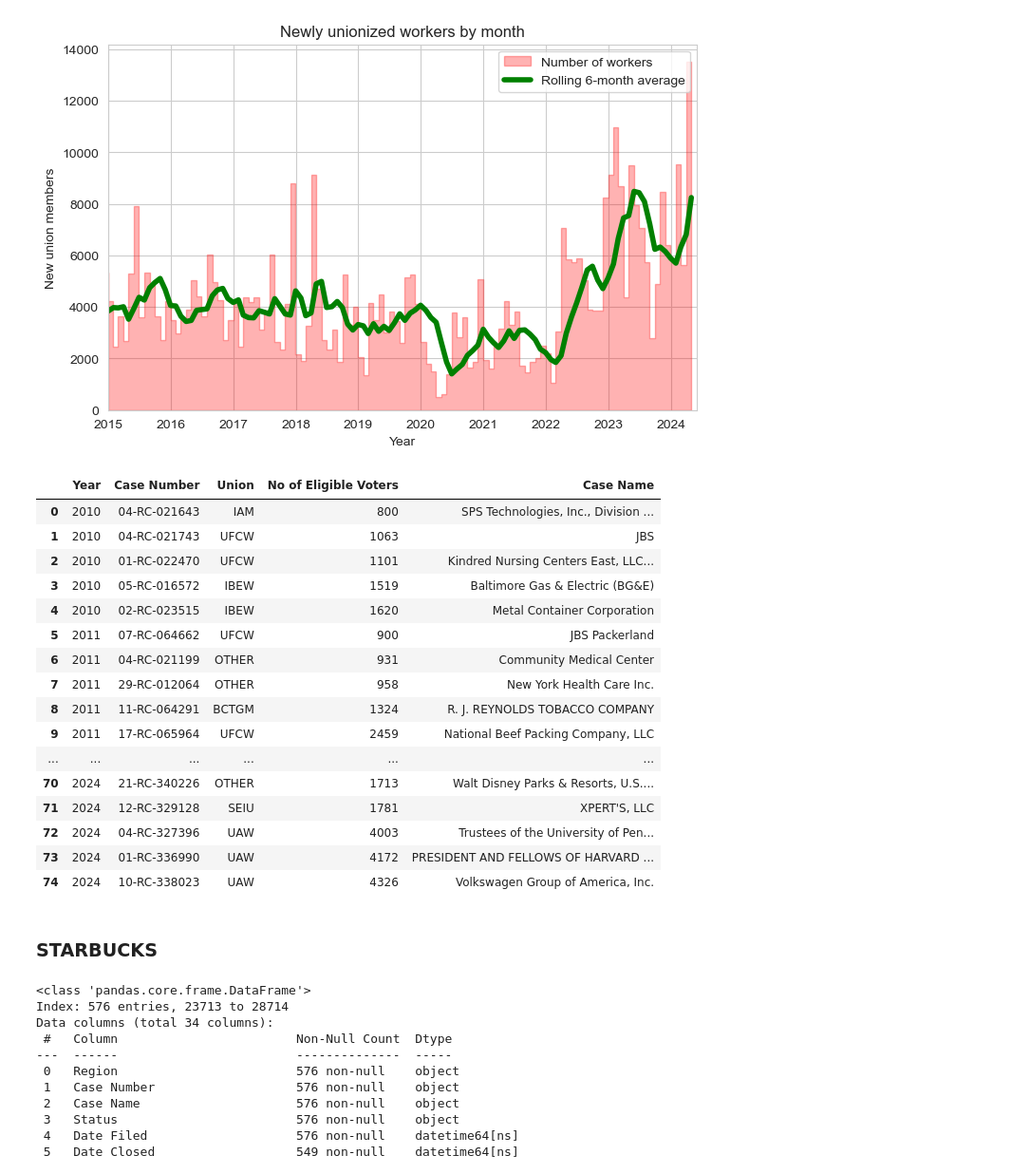
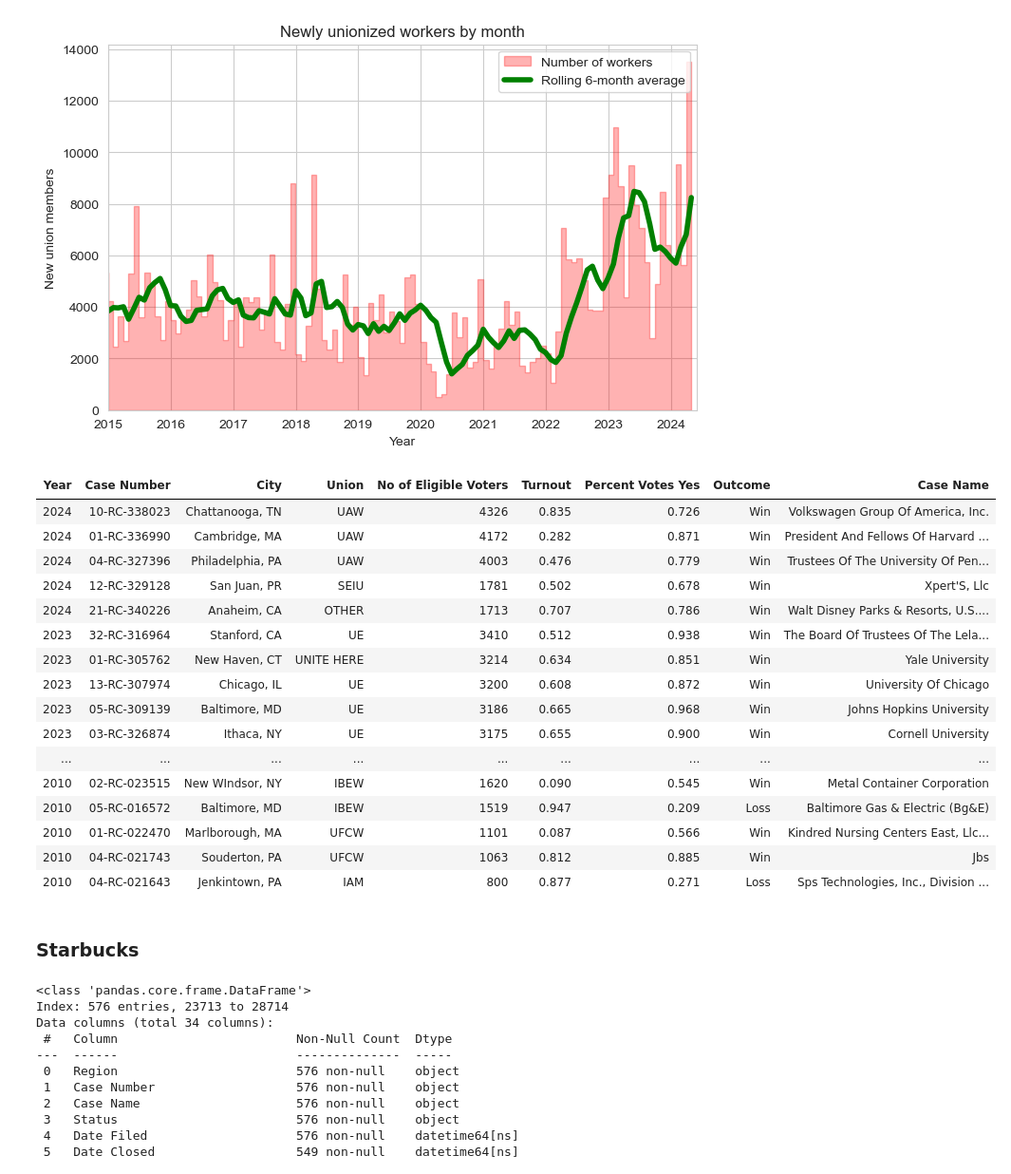
Before and after one commit to AmziJeffs/LaborData, a Jupyter notebook: ElectionsAnalysis.ipynb, the cells around one changed output. Shown at 95% size. Cells and saved outputs as stored; diff of their text form; code cells hidden in the pictures.

```diff
--- a/ElectionsAnalysis.ipynb
+++ b/ElectionsAnalysis.ipynb
@@ -5,3 +5,4 @@ import matplotlib.pyplot as plt
 import seaborn as sns
 sns.set_style("whitegrid")
 pd.set_option('display.max_rows', 1000)
+pd.options.display.float_format = "{:.3f}".format # Only display up to three decimal places
@@ -48,16 +49,21 @@ single_elections = single_elections[single_elections['Petition Type'] == 'RC']
 # %%
 # Set date closed as the index
 single_elections.index = single_elections['Date Closed']
-# %%
-# Make it easier to read the win/loss outcome of the election
-def get_outcome(reason):
-    if reason == "Certific. of Representative":
-        return "Win"
-    elif reason == "Certification of Results":
-        return "Loss"
-    else:
-        return ""
-single_elections['Outcome'] = single_elections['Reason Closed'].apply(get_outcome)
+# %%
+# Compute the percent yes vote in each election.
+# Note that we could divide by the column 'Total Ballots Counted' but there are some cases where
+# this seems to be erroneously equal to zero, e.g. 01-RC-270539.
+single_elections['Percent Votes Yes'] =  single_elections['Votes for Labor Union1'] / (single_elections[['Votes for Labor Union1', 'Votes Against', 'Challenged Ballots']].sum(axis = 1))
+# Only display three decimal places
+single_elections['Percent Votes Yes'] = single_elections['Percent Votes Yes'].round(3)
+# %%
+# Make it easier to read the win/loss outcome of the election
+def get_outcome(row):
+    if row['Percent Votes Yes'] > 0.5 or row['Reason Closed'] == "Certific. of Representative":
+        return "Win"
+    else:
+        return "Loss"
+single_elections['Outcome'] = single_elections.apply(get_outcome, axis = 1)
 # %%
 # Make a column that counts the number of new union members in successful union votes
 single_elections['Number Unionized'] = single_elections['No of Eligible Voters']*single_elections['Outcome'].apply(lambda x: 1 if x == "Win" else 0)
@@ -91,36 +99,46 @@ plt.show()
 # %% [output]
 [figure]
 # %%
+# Compute and display the five largest elections each year
+# IMPORTANT: This data should include the ALU win in Staten Island (29-RC-288020)
+# but it doesn't because this case is still listed as "open" in the NLRB database,
+# due to Amazon contesting it.
 five_biggest_by_year = single_elections.drop_duplicates(subset = 'Case Number').sort_values(by = "No of Eligible Voters",ascending = False)
 five_biggest_by_year = five_biggest_by_year.groupby(by = five_biggest_by_year['Date Closed'].dt.year).head(5)
 five_biggest_by_year['Year'] = five_biggest_by_year['Date Closed'].dt.year
-five_biggest_by_year = five_biggest_by_year.sort_values(by = ['Year','No of Eligible Voters'])
+five_biggest_by_year = five_biggest_by_year.sort_values(by = ['Year','No of Eligible Voters'], ascending = False)
 filt = five_biggest_by_year['Year'] >= 2010
-five_biggest_by_year = five_biggest_by_year[filt][['Year', 'Case Number', 'Union', 'No of Eligible Voters', 'Case Name']]
+five_biggest_by_year = five_biggest_by_year[filt][['Year', 'Case Number', 'City', 'States & Territories', 'Union', 'No of Eligible Voters', 'Turnout', 'Percent Votes Yes', 'Outcome', 'Case Name']]
+five_biggest_by_year['City']  = (five_biggest_by_year['City'] + ", " + five_biggest_by_year['States & Territories'])
+five_biggest_by_year.drop(columns = ['States & Territories'], inplace = True)
 five_biggest_by_year["No of Eligible Voters"] = five_biggest_by_year["No of Eligible Voters"].astype(int)
 five_biggest_by_year = five_biggest_by_year.reset_index()
+# Set styling to highlight alternating years and left-align the text and column headers
 five_biggest_by_year = five_biggest_by_year.style.apply(lambda x: len(five_biggest_by_year.columns)*['background-color:#DDDDDD' if x['Year']%2 == 0 else 'background-color:white'], axis = 1)
-five_biggest_by_year.hide(["Date Closed"], axis = 1)
+five_biggest_by_year = five_biggest_by_year.hide(["Date Closed"], axis = 1).hide(axis = 'index')
+five_biggest_by_year = five_biggest_by_year.set_properties(**{'text-align': 'left'})
+five_biggest_by_year = five_biggest_by_year.set_table_styles([dict(selector='th', props=[('text-align', 'left')])])
+five_biggest_by_year.format(precision=3)
 # %% [output]
-|  | Year | Case Number | Union | No of Eligible Voters | Case Name |
-| 0 | 2010 | 04-RC-021643 | IAM | 800 | SPS Technologies, Inc., Division ... |
-| 1 | 2010 | 04-RC-021743 | UFCW | 1063 | JBS |
-| 2 | 2010 | 01-RC-022470 | UFCW | 1101 | Kindred Nursing Centers East, LLC... |
-| 3 | 2010 | 05-RC-016572 | IBEW | 1519 | Baltimore Gas & Electric (BG&E) |
-| 4 | 2010 | 02-RC-023515 | IBEW | 1620 | Metal Container Corporation |
-| 5 | 2011 | 07-RC-064662 | UFCW | 900 | JBS Packerland |
-| 6 | 2011 | 04-RC-021199 | OTHER | 931 | Community Medical Center |
-| 7 | 2011 | 29-RC-012064 | OTHER | 958 | New York Health Care Inc. |
-| 8 | 2011 | 11-RC-064291 | BCTGM | 1324 | R. J. REYNOLDS TOBACCO COMPANY |
-| 9 | 2011 | 17-RC-065964 | UFCW | 2459 | National Beef Packing Company, LLC |
-| ... | ... | ... | ... | ... | ... |
-| 70 | 2024 | 21-RC-340226 | OTHER | 1713 | Walt Disney Parks & Resorts, U.S.... |
-| 71 | 2024 | 12-RC-329128 | SEIU | 1781 | XPERT'S, LLC |
-| 72 | 2024 | 04-RC-327396 | UAW | 4003 | Trustees of the University of Pen... |
-| 73 | 2024 | 01-RC-336990 | UAW | 4172 | PRESIDENT AND FELLOWS OF HARVARD ... |
-| 74 | 2024 | 10-RC-338023 | UAW | 4326 | Volkswagen Group of America, Inc. |
+| Year | Case Number | City | Union | No of Eligible Voters | Turnout | Percent Votes Yes | Outcome | Case Name |
+| 2024 | 10-RC-338023 | Chattanooga, TN | UAW | 4326 | 0.835 | 0.726 | Win | Volkswagen Group Of America, Inc. |
+| 2024 | 01-RC-336990 | Cambridge, MA | UAW | 4172 | 0.282 | 0.871 | Win | President And Fellows Of Harvard ... |
+| 2024 | 04-RC-327396 | Philadelphia, PA | UAW | 4003 | 0.476 | 0.779 | Win | Trustees Of The University Of Pen... |
+| 2024 | 12-RC-329128 | San Juan, PR | SEIU | 1781 | 0.502 | 0.678 | Win | Xpert'S, Llc |
+| 2024 | 21-RC-340226 | Anaheim, CA | OTHER | 1713 | 0.707 | 0.786 | Win | Walt Disney Parks & Resorts, U.S.... |
+| 2023 | 32-RC-316964 | Stanford, CA | UE | 3410 | 0.512 | 0.938 | Win | The Board Of Trustees Of The Lela... |
+| 2023 | 01-RC-305762 | New Haven, CT | UNITE HERE | 3214 | 0.634 | 0.851 | Win | Yale University |
+| 2023 | 13-RC-307974 | Chicago, IL | UE | 3200 | 0.608 | 0.872 | Win | University Of Chicago |
+| 2023 | 05-RC-309139 | Baltimore, MD | UE | 3186 | 0.665 | 0.968 | Win | Johns Hopkins University |
+| 2023 | 03-RC-326874 | Ithaca, NY | UE | 3175 | 0.655 | 0.900 | Win | Cornell University |
+| ... | ... | ... | ... | ... | ... | ... | ... | ... |
+| 2010 | 02-RC-023515 | New WIndsor, NY | IBEW | 1620 | 0.090 | 0.545 | Win | Metal Container Corporation |
+| 2010 | 05-RC-016572 | Baltimore, MD | IBEW | 1519 | 0.947 | 0.209 | Loss | Baltimore Gas & Electric (Bg&E) |
+| 2010 | 01-RC-022470 | Marlborough, MA | UFCW | 1101 | 0.087 | 0.566 | Win | Kindred Nursing Centers East, Llc... |
+| 2010 | 04-RC-021743 | Souderton, PA | UFCW | 1063 | 0.812 | 0.885 | Win | Jbs |
+| 2010 | 04-RC-021643 | Jenkintown, PA | IAM | 800 | 0.877 | 0.271 | Loss | Sps Technologies, Inc., Division ... |
 # %% [markdown]
-### STARBUCKS
+### Starbucks
 # %%
 starbucks_elections = elections[elections['Case Name'].astype(str).apply(lambda x: "starbuck" in x.lower()) | elections['Labor Union1'].astype(str).apply(lambda x: "starbuck" in x.lower())]
 # %%
```
Also changed, not shown: parts of 3 cells of this notebook.
